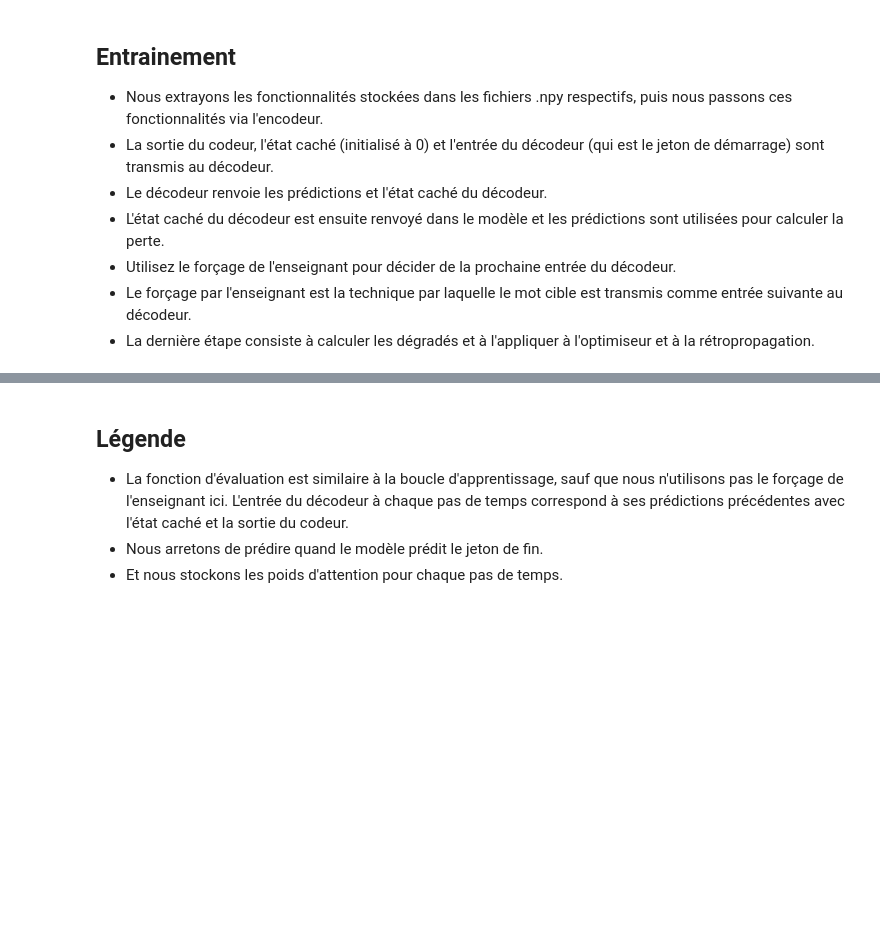
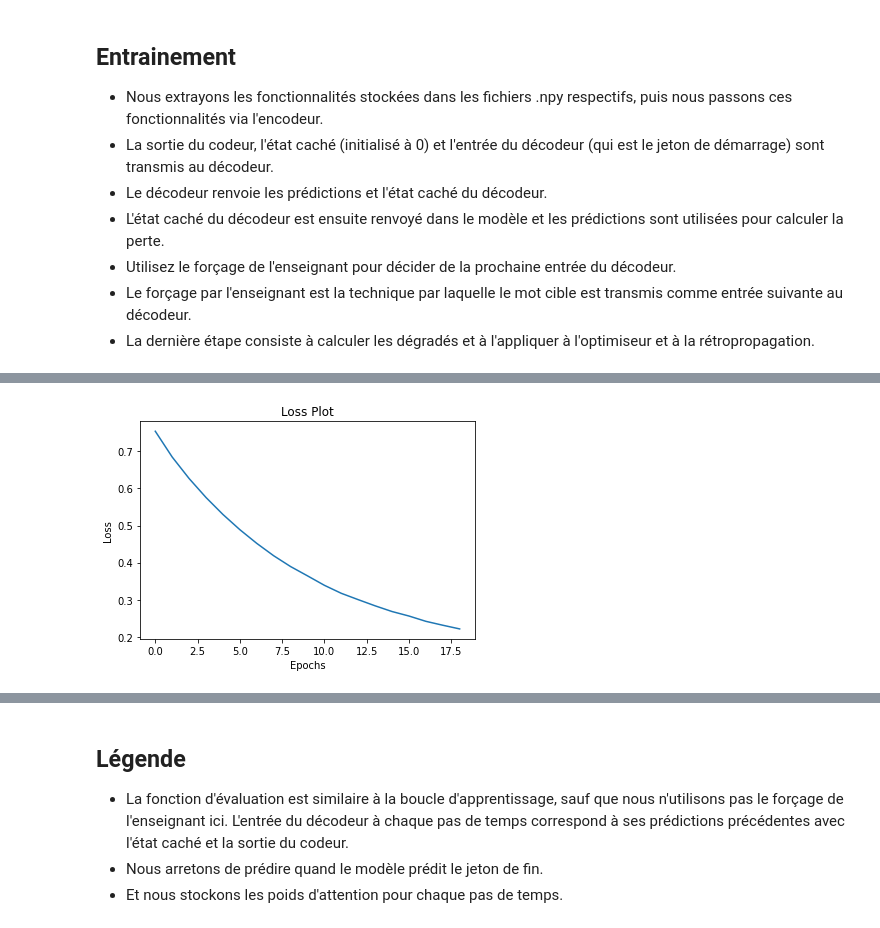
Before and after one commit to tapafe/MachineLeaningExia, a Jupyter notebook: Livrable3 rédigé.ipynb, the cells around one changed output, grey strips where cells are left out. Saved outputs shown, nothing was run; the diff lists cells and outputs as text; code cells hidden in the pictures; blank space fills up the shorter version.

```diff
--- a/Livrable3 rédigé.ipynb
+++ b/Livrable3 rédigé.ipynb
@@ -414,7 +412,9 @@ ckpt = tf.train.Checkpoint(encoder=encoder,
 ckpt_manager = tf.train.CheckpointManager(ckpt, checkpoint_path, max_to_keep=5)
 # %%
 start_epoch = 0
+ckpt.restore(ckpt_manager.latest_checkpoint)
 if ckpt_manager.latest_checkpoint:
+    print("Restored from {}".format(ckpt_manager.latest_checkpoint))
     start_epoch = int(ckpt_manager.latest_checkpoint.split('-')[-1])
-    # Restaurer le dernier checkpoint dans checkpoint_path
-    ckpt.restore(ckpt_manager.latest_checkpoint)
+else:
+    print("Initializing from scratch.")
@@ -477,8 +497,7 @@ for epoch in range(start_epoch, EPOCHS):
     # sauvegarde de la perte
     loss_plot.append(total_loss / num_steps)
 
-    if epoch % 5 == 0:
-        ckpt_manager.save()
+    ckpt_manager.save()
 
     print ('Epoch {} Loss {:.6f}'.format(epoch + 1,
                                          total_loss/num_steps))
@@ -510,0 +530 @@ Epoch 2 Batch 200 Loss 0.7111
+[figure, added]
```
Also changed, not shown: parts of 15 cells of this notebook.
